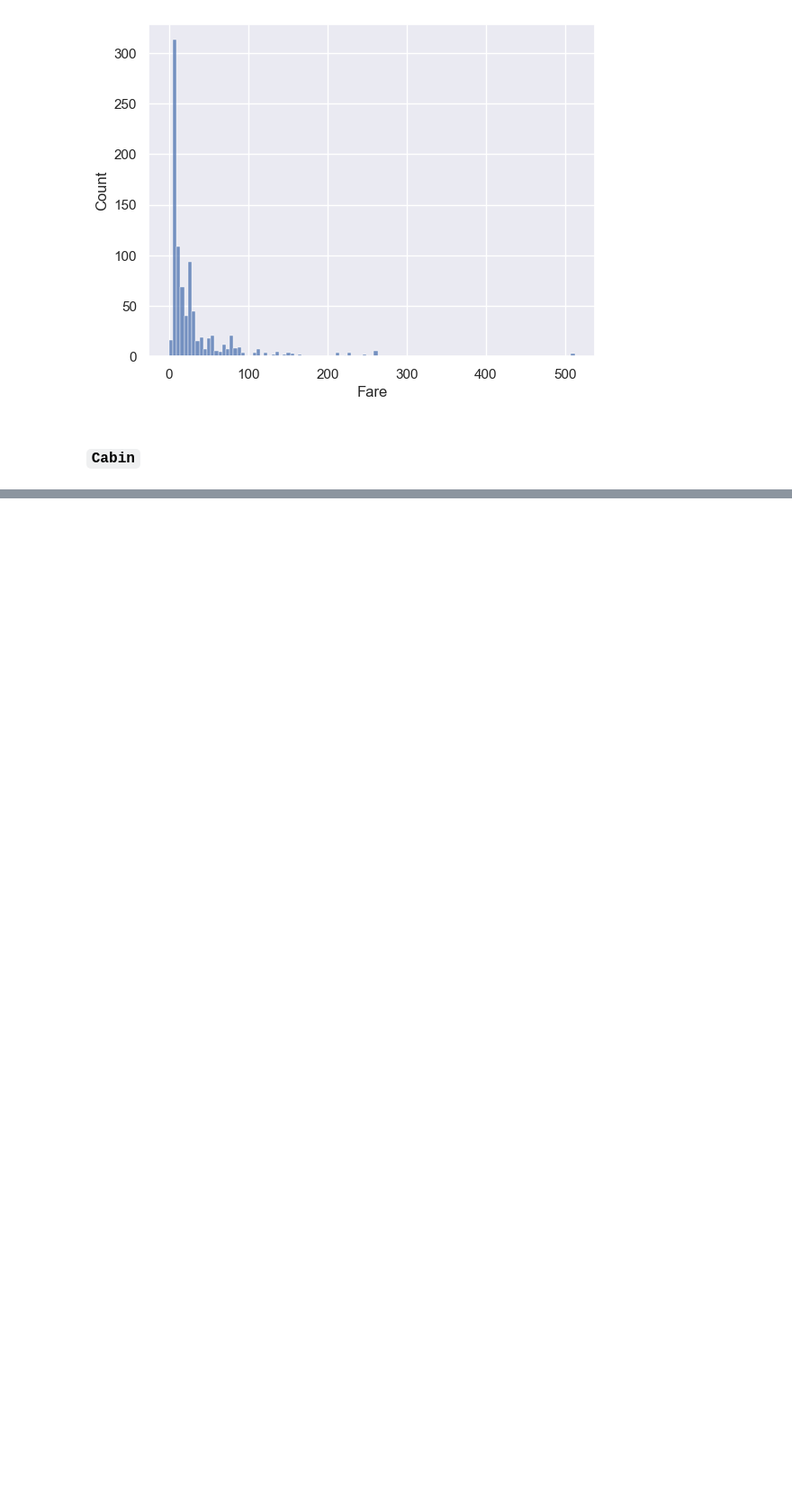
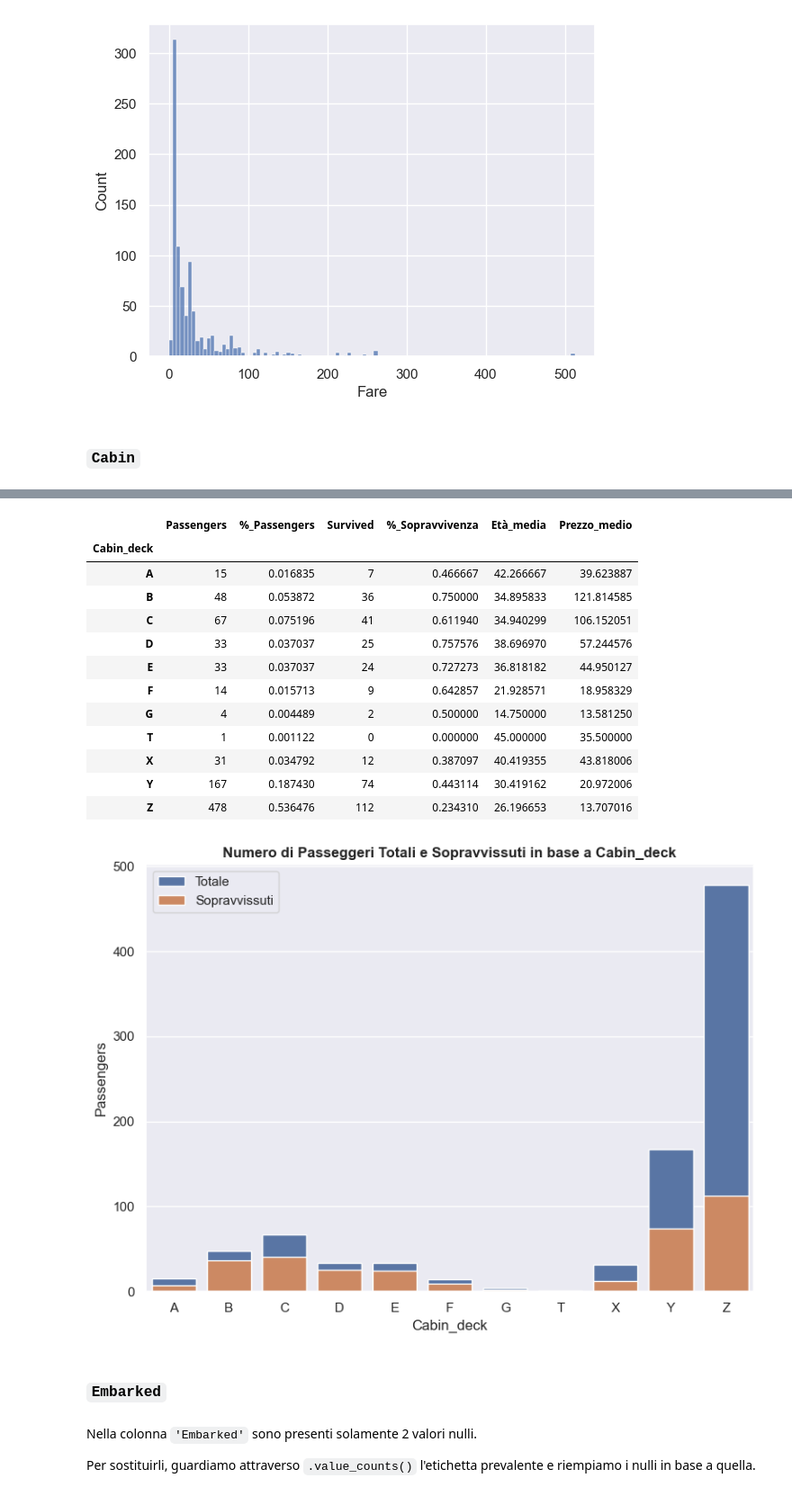
Before and after one commit to marcocolognesi/kaggle_titanic, a Jupyter notebook: notebook.ipynb, the cells around one changed output, grey strips where cells are left out. Shown at 90% size. Saved outputs shown, nothing was run; the diff lists cells and outputs as text; code cells hidden in the pictures; blank space fills up the shorter version.

```diff
--- a/notebook.ipynb
+++ b/notebook.ipynb
@@ -399,8 +398,0 @@ train_df.loc[(train_df['Pclass'] == 1) & (train_df['Cabin'].isnull()), 'Cabin']
-# %%
-cabin = train_df['Cabin']
-
-str_cabin = [list(x) for x in cabin]
-
-train_df['Cabin_deck'] = [x[0] for x in str_cabin]
-
-train_df
@@ -410,0 +408,10 @@ train_df.info()
+# %%
+# find tickets with value counts > 1 (excluding passengers traveling alone)
+# for each ticket create a dictionary containing all the cabins related to it
+family_tickets_dict = family_cabin_list(titanic_df=train_df, ticket_column='Ticket')
+
+print(family_tickets_dict)
+
+# replacing null values related to a certain ticket
+for ticket in family_tickets_dict:
+    train_df.loc[(train_df['Ticket'] == ticket) & (train_df['Cabin'].isnull()), 'Cabin'] = family_tickets_dict[ticket][0]
@@ -410,0 +449,5 @@ train_df.info()
+# %%
+# add cabin deck column
+train_df = add_deck_column(titanic_df=train_df, cabin_column='Cabin')
+
+display(train_df.head())
@@ -410,0 +462,28 @@ train_df.info()
+# %%
+# Cabin deck EDA analysis
+deck_eda_insights = get_eda_insights(titanic_train_dataset=train_df, variable='Cabin_deck')
+display(deck_eda_insights)
+
+# plot total amount of passengers against survived ones
+plot_total_and_survived_based_on_label(variable_insights_df=deck_eda_insights, variable='Cabin_deck')
+# %% [output]
+|  | Passengers | %_Passengers | Survived | %_Sopravvivenza | Età_media | Prezzo_medio |
+| Cabin_deck |  |  |  |  |  |  |
+| A | 15 | 0.016835 | 7 | 0.466667 | 42.266667 | 39.623887 |
+| B | 48 | 0.053872 | 36 | 0.750000 | 34.895833 | 121.814585 |
+| C | 67 | 0.075196 | 41 | 0.611940 | 34.940299 | 106.152051 |
+| D | 33 | 0.037037 | 25 | 0.757576 | 38.696970 | 57.244576 |
+| E | 33 | 0.037037 | 24 | 0.727273 | 36.818182 | 44.950127 |
+| F | 14 | 0.015713 | 9 | 0.642857 | 21.928571 | 18.958329 |
+| G | 4 | 0.004489 | 2 | 0.500000 | 14.750000 | 13.581250 |
+| T | 1 | 0.001122 | 0 | 0.000000 | 45.000000 | 35.500000 |
+| X | 31 | 0.034792 | 12 | 0.387097 | 40.419355 | 43.818006 |
+| Y | 167 | 0.187430 | 74 | 0.443114 | 30.419162 | 20.972006 |
+| Z | 478 | 0.536476 | 112 | 0.234310 | 26.196653 | 13.707016 |
+[figure, added]
+# %% [markdown]
+### `Embarked`
+# %% [markdown]
+Nella colonna `'Embarked'` sono presenti solamente 2 valori nulli.
+
+Per sostituirli, guardiamo attraverso `.value_counts()` l'etichetta prevalente e riempiamo i nulli in base a quella.
```
Also changed, not shown: parts of 29 cells of this notebook.
